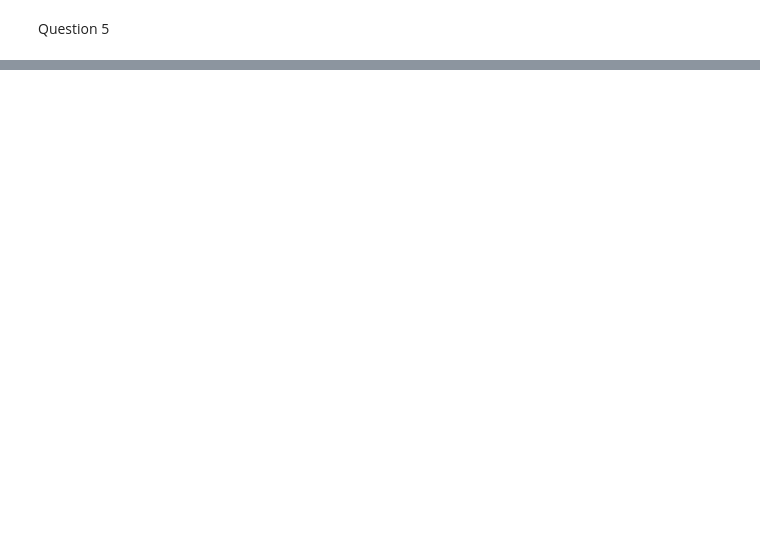
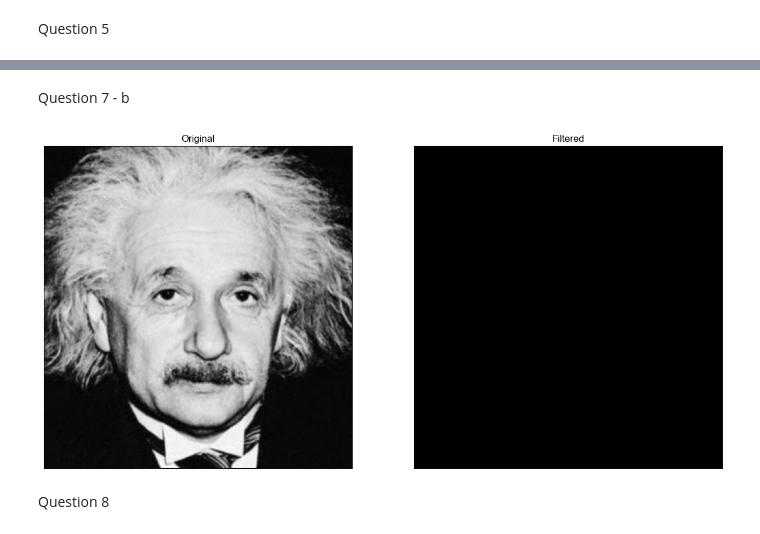
Before and after one commit to Dulan24/S5_EN3061_Image-processing, a Jupyter notebook: Activity 01/answers/codes.ipynb, the cells around one changed output, grey strips where cells are left out. Saved outputs shown, nothing was run; the diff lists cells and outputs as text; code cells hidden in the pictures; blank space fills up the shorter version.

```diff
--- a/Activity 01/answers/codes.ipynb
+++ b/Activity 01/answers/codes.ipynb
@@ -233,0 +340,53 @@ Question 5
+# %% [markdown]
+Question 7 - b
+# %%
+import cv2 as cv
+import numpy as np
+import matplotlib.pyplot as plt
+import math
+
+def k_filter(image, kernel):
+    h,w = image.shape[:2]
+    k_h,k_w = kernel.shape[0], kernel.shape[1]
+    assert k_h%2 == 1 and k_w%2 == 1, "Kernel is not accurate please check it"
+    h_start, w_start = math.floor(k_h/2), math.floor(k_w/2)
+
+    normalized_image = cv.normalize(image.astype('float'), None, 0.0, 1.0, cv.NORM_MINMAX)
+    kernel_sum = np.sum(kernel)
+    normalized_kernel = kernel / kernel_sum
+    result = np.zeros(image.shape, dtype='float')
+
+    for i in range(h_start, h-h_start):
+        for j in range(w_start, w-w_start):
+            result[i][j] = np.dot(normalized_image[i-h_start : i+h_start+1, j-w_start: j+w_start+1].flatten(), normalized_kernel.flatten())
+
+    result = 255.0 * result
+    answer = result.astype(np.uint8)
+    return answer
+
+
+img = cv.imread('../einstein.png', cv.IMREAD_GRAYSCALE)
+
+# Define a kernel
+kernel = np.array([
+    [1, 0, -1],
+    [2, 0, -2],
+    [1, 0, -1]
+], dtype='float')
+
+
+f, axarr = plt.subplots(1,2,figsize=(15,10))
+axarr[0].imshow(img, cmap="gray")
+axarr[0].set_title('Original')
+axarr[0].set_xticks([]), axarr[0].set_yticks([])
+
+
+axarr[1].imshow(k_filter(img, kernel), cmap="gray")
+axarr[1].set_title('Filtered')
+axarr[1].set_xticks([]), axarr[1].set_yticks([])
+
+plt.show()
+# %% [output]
+[figure, added]
+# %% [markdown]
+Question 8
```
Also changed, not shown: parts of 8 cells of this notebook, 3 other files.
